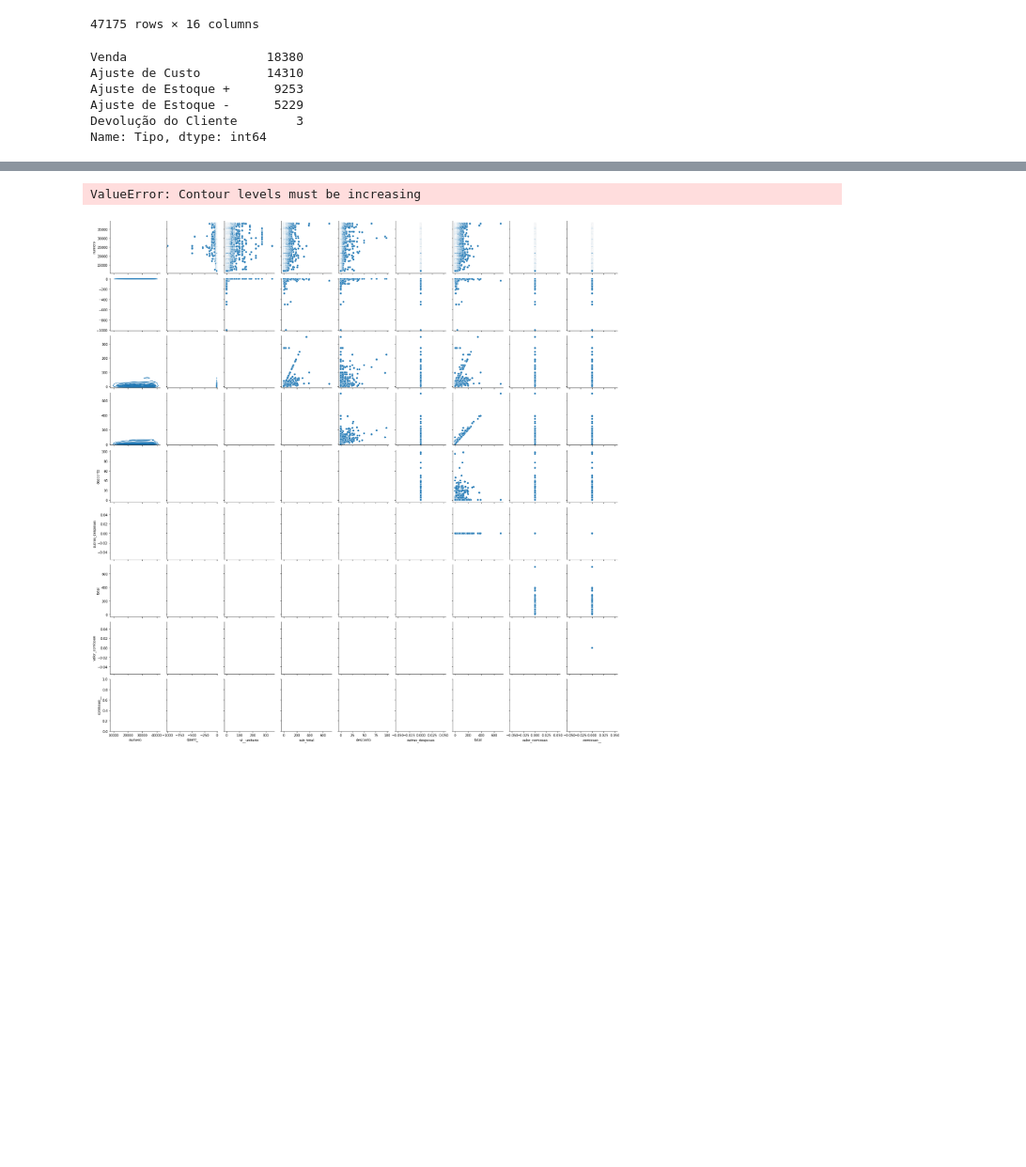
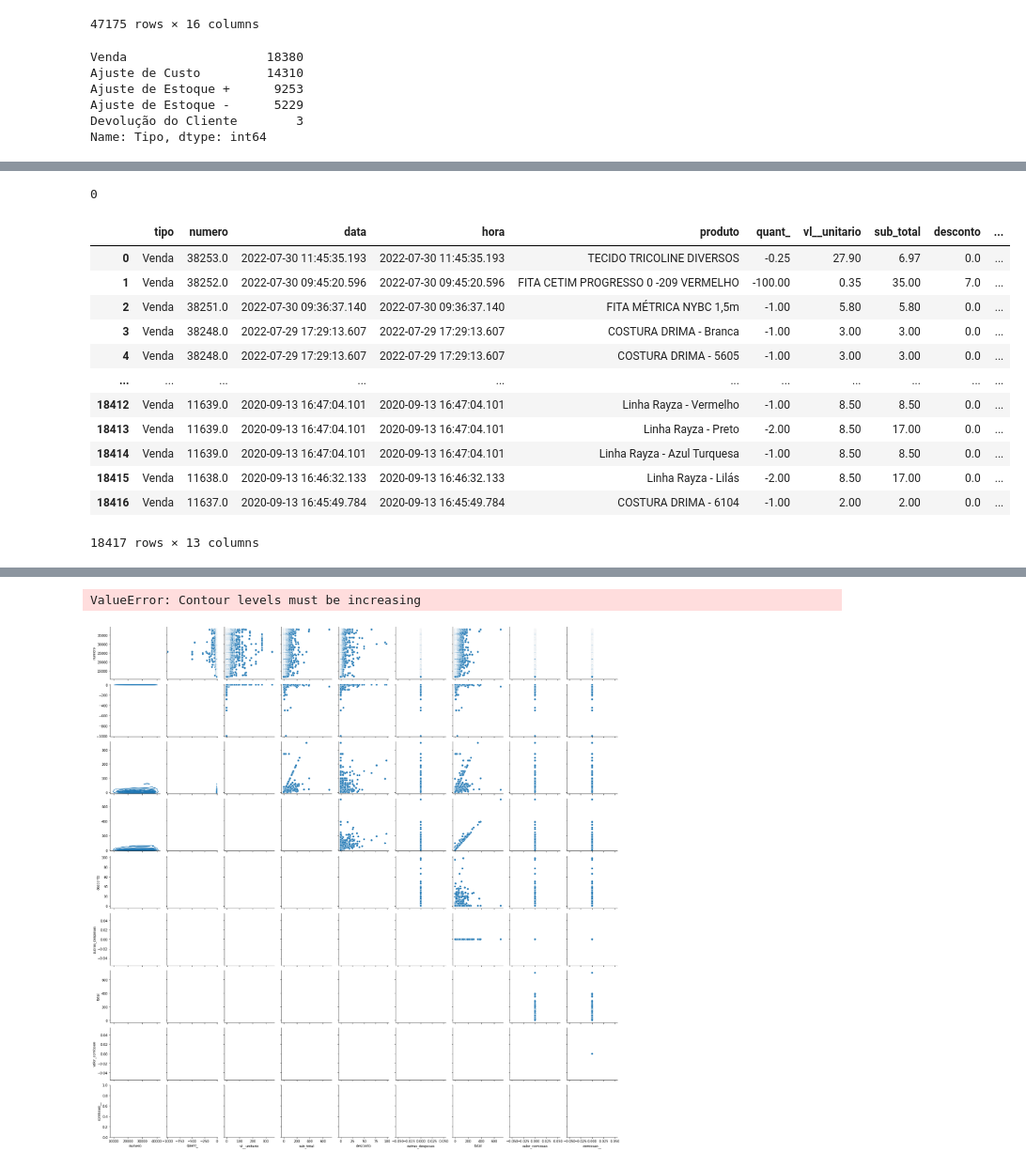
Before and after one commit to donbigode/Timeseries-prediction-model, a Jupyter notebook: Analysis/EDA.ipynb, the cells around one changed output, grey strips where cells are left out. Shown at 94% size. Cells and saved outputs as stored; diff of their text form; code cells hidden in the pictures; blank space fills up the shorter version.

```diff
--- a/Analysis/EDA.ipynb
+++ b/Analysis/EDA.ipynb
@@ -1075,0 +1099,8 @@ Name: Tipo, dtype: int64
+# %%
+
+
+dataframe_transacoes_produto_tratado_1 = dataframe_transacoes_produto_tratado[dataframe_transacoes_produto_tratado['tipo'] == 'Venda']
+dataframe_transacoes_produto_tratado_1= dataframe_transacoes_produto_tratado_1.drop_duplicates(keep='first')
+dataframe_transacoes_produto_tratado_1.duplicated().sum()
+# %% [output]
+0
@@ -1075,0 +1109,16 @@ Name: Tipo, dtype: int64
+# %%
+dataframe_transacoes_produto_tratado_2
+# %% [output]
+|  | tipo | numero | data | hora | produto | quant_ | vl__unitario | sub_total | desconto | ... |
+| 0 | Venda | 38253.0 | 2022-07-30 11:45:35.193 | 2022-07-30 11:45:35.193 | TECIDO TRICOLINE DIVERSOS | -0.25 | 27.90 | 6.97 | 0.0 | ... |
+| 1 | Venda | 38252.0 | 2022-07-30 09:45:20.596 | 2022-07-30 09:45:20.596 | FITA CETIM PROGRESSO 0 -209 VERMELHO | -100.00 | 0.35 | 35.00 | 7.0 | ... |
+| 2 | Venda | 38251.0 | 2022-07-30 09:36:37.140 | 2022-07-30 09:36:37.140 | FITA MÉTRICA NYBC 1,5m | -1.00 | 5.80 | 5.80 | 0.0 | ... |
+| 3 | Venda | 38248.0 | 2022-07-29 17:29:13.607 | 2022-07-29 17:29:13.607 | COSTURA DRIMA - Branca | -1.00 | 3.00 | 3.00 | 0.0 | ... |
+| 4 | Venda | 38248.0 | 2022-07-29 17:29:13.607 | 2022-07-29 17:29:13.607 | COSTURA DRIMA - 5605 | -1.00 | 3.00 | 3.00 | 0.0 | ... |
+| ... | ... | ... | ... | ... | ... | ... | ... | ... | ... | ... |
+| 18412 | Venda | 11639.0 | 2020-09-13 16:47:04.101 | 2020-09-13 16:47:04.101 | Linha Rayza - Vermelho | -1.00 | 8.50 | 8.50 | 0.0 | ... |
+| 18413 | Venda | 11639.0 | 2020-09-13 16:47:04.101 | 2020-09-13 16:47:04.101 | Linha Rayza - Preto | -2.00 | 8.50 | 17.00 | 0.0 | ... |
+| 18414 | Venda | 11639.0 | 2020-09-13 16:47:04.101 | 2020-09-13 16:47:04.101 | Linha Rayza - Azul Turquesa | -1.00 | 8.50 | 8.50 | 0.0 | ... |
+| 18415 | Venda | 11638.0 | 2020-09-13 16:46:32.133 | 2020-09-13 16:46:32.133 | Linha Rayza - Lilás | -2.00 | 8.50 | 17.00 | 0.0 | ... |
+| 18416 | Venda | 11637.0 | 2020-09-13 16:45:49.784 | 2020-09-13 16:45:49.784 | COSTURA DRIMA - 6104 | -1.00 | 2.00 | 2.00 | 0.0 | ... |
+18417 rows × 13 columns
```
Also changed, not shown: parts of 6 cells of this notebook, 1 other file.
